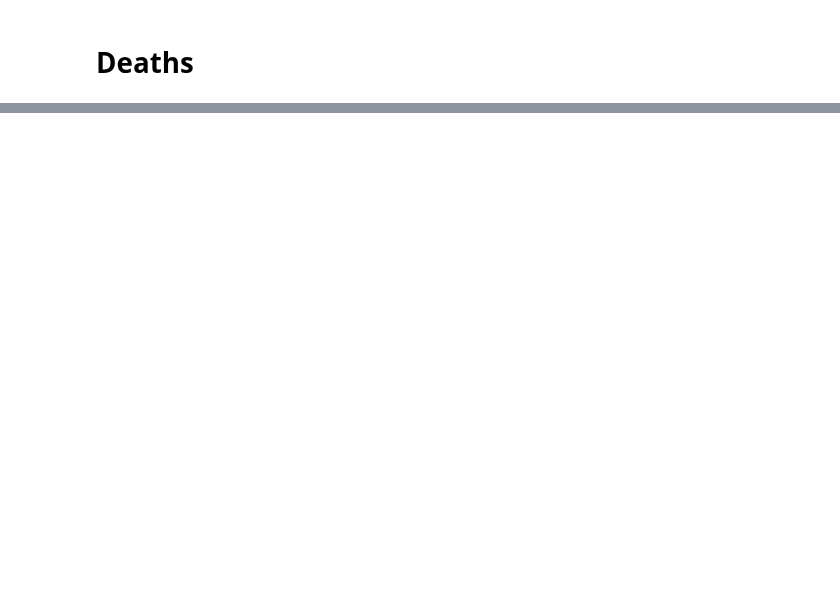
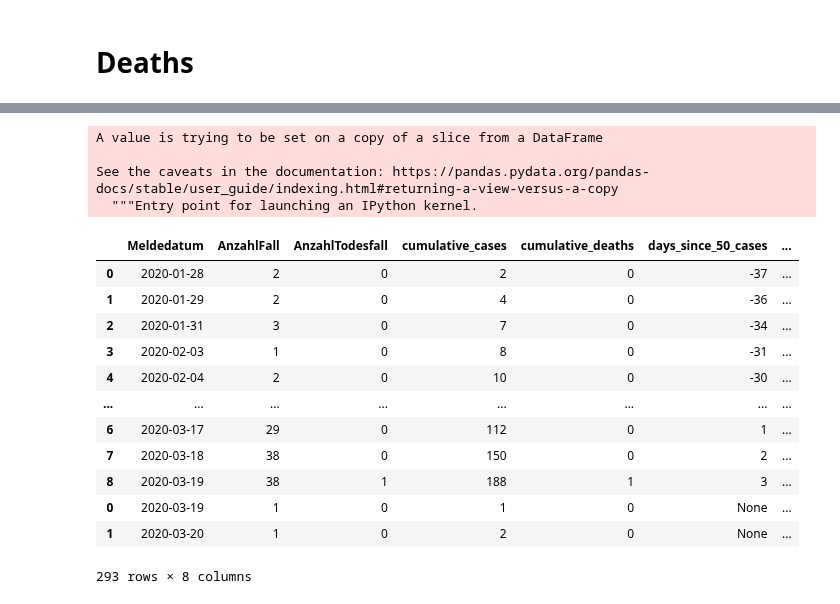
Before and after one commit to debsankha/covid-19, a Jupyter notebook: germany_stuff.ipynb, the cells around one changed output, grey strips where cells are left out. Cells and saved outputs as stored; diff of their text form; code cells hidden in the pictures; blank space fills up the shorter version.

```diff
--- a/germany_stuff.ipynb
+++ b/germany_stuff.ipynb
@@ -376,7 +379,7 @@ with sns.color_palette("husl"):
 
     ax2.set_yscale('log')
     ax1.set_yscale('log')
-
+    ax1.xaxis.set_tick_params(rotation=45)
 fig.tight_layout()
 
 #fig.savefig("bundeslaender.pdf")
@@ -399,0 +409,4 @@ See the caveats in the documentation: https://pandas.pydata.org/pandas-docs/stab
+# %%
+narrow_df = df[['Bundesland', 'AnzahlFall', 'AnzahlTodesfall', 'Meldedatum']]
+narrow_df['Meldedatum'] = narrow_df['Meldedatum'].apply(lambda x:x.date())
+narrow_df
@@ -399,0 +431,46 @@ See the caveats in the documentation: https://pandas.pydata.org/pandas-docs/stab
+# %%
+narrow_df.sort_values(by='Meldedatum', inplace=True)
+cumsum_dfs = []
+
+for bundesland in narrow_df['Bundesland'].unique():
+    sel = narrow_df[narrow_df['Bundesland']==bundesland]
+    sel = sel[['Meldedatum','AnzahlFall', 'AnzahlTodesfall']].groupby('Meldedatum').agg('sum')
+    sel = sel.sort_values(by='Meldedatum')
+    sel['cumulative_cases'] = sel['AnzahlFall'].cumsum()
+    sel['cumulative_deaths'] = sel['AnzahlTodesfall'].cumsum()
+
+    if len(sel[sel['cumulative_cases'] > 50]) > 0:
+        first_case_date = sel[sel['cumulative_cases'] > 50].iloc[0].name
+        sel['days_since_50_cases'] = (sel.index - first_case_date)/pd.Timedelta(days=1)
+    else:
+        sel['days_since_50_cases'] = None
+
+    if len(sel[sel['cumulative_deaths'] > 0]) > 0:
+        first_death_date = sel[sel['cumulative_deaths'] > 0].iloc[0].name
+        sel['days_since_first_death'] = (sel.index - first_death_date)/pd.Timedelta(days=1)
+    else:
+        sel['days_since_first_death'] = None
+    sel['Bundesland'] = bundesland
+
+    cumsum_dfs.append(sel.reset_index())
+
+all_cum_df = pd.concat(cumsum_dfs)
+all_cum_df
+# %% [output]
+A value is trying to be set on a copy of a slice from a DataFrame
+
+See the caveats in the documentation: https://pandas.pydata.org/pandas-docs/stable/user_guide/indexing.html#returning-a-view-versus-a-copy
+  """Entry point for launching an IPython kernel.
+|  | Meldedatum | AnzahlFall | AnzahlTodesfall | cumulative_cases | cumulative_deaths | days_since_50_cases | ... |
+| 0 | 2020-01-28 | 2 | 0 | 2 | 0 | -37 | ... |
+| 1 | 2020-01-29 | 2 | 0 | 4 | 0 | -36 | ... |
+| 2 | 2020-01-31 | 3 | 0 | 7 | 0 | -34 | ... |
+| 3 | 2020-02-03 | 1 | 0 | 8 | 0 | -31 | ... |
+| 4 | 2020-02-04 | 2 | 0 | 10 | 0 | -30 | ... |
+| ... | ... | ... | ... | ... | ... | ... | ... |
+| 6 | 2020-03-17 | 29 | 0 | 112 | 0 | 1 | ... |
+| 7 | 2020-03-18 | 38 | 0 | 150 | 0 | 2 | ... |
+| 8 | 2020-03-19 | 38 | 1 | 188 | 1 | 3 | ... |
+| 0 | 2020-03-19 | 1 | 0 | 1 | 0 | None | ... |
+| 1 | 2020-03-20 | 1 | 0 | 2 | 0 | None | ... |
+293 rows × 8 columns
```
Also changed, not shown: parts of 10 cells of this notebook, 1 other file.
